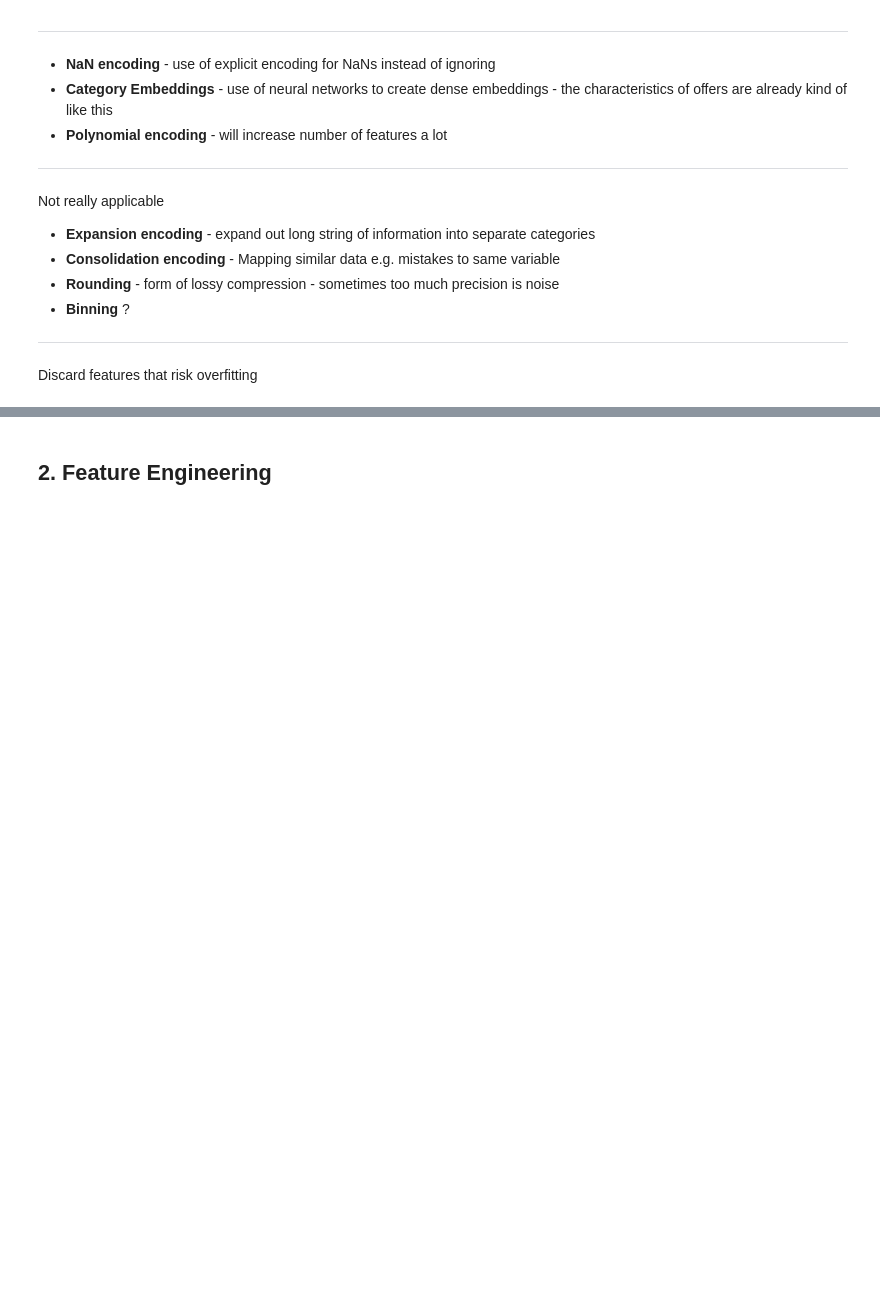
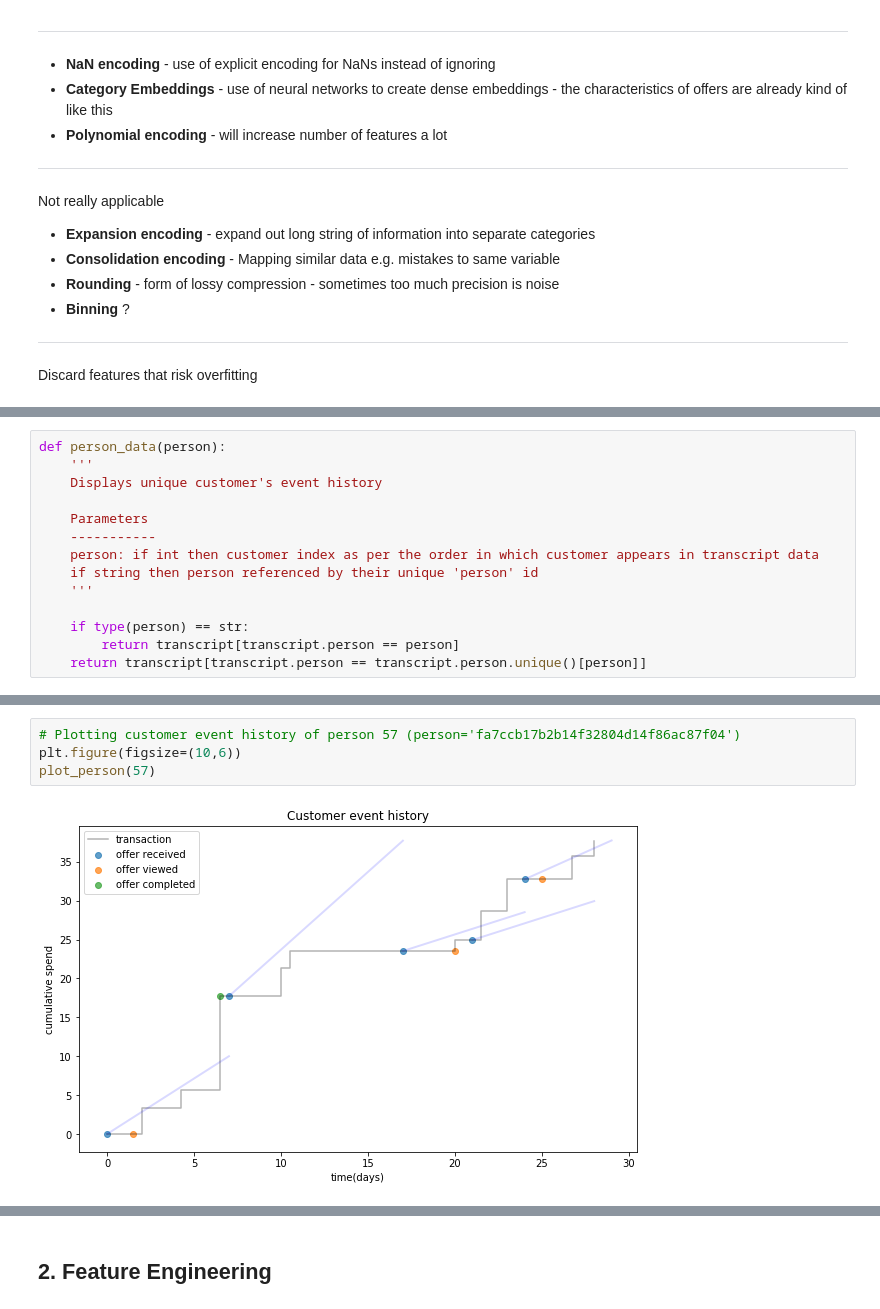
Before and after one commit to GarethEgerton/Starbucks_Udacity, a Jupyter notebook: notebooks/exploratory/2. Feature_engineering.ipynb, the cells around one changed output, grey strips where cells are left out. Cells and saved outputs as stored; diff of their text form; blank space fills up the shorter version.

```diff
--- a/notebooks/exploratory/2. Feature_engineering.ipynb
+++ b/notebooks/exploratory/2. Feature_engineering.ipynb
@@ -109,0 +153,14 @@ Discard features that risk overfitting
+# %%
+def person_data(person):
+    '''
+    Displays unique customer's event history
+
+    Parameters
+    -----------
+    person: if int then customer index as per the order in which customer appears in transcript data
+    if string then person referenced by their unique 'person' id
+    '''
+
+    if type(person) == str:
+        return transcript[transcript.person == person]
+    return transcript[transcript.person == transcript.person.unique()[person]]
@@ -109,0 +268,6 @@ Discard features that risk overfitting
+# %%
+# Plotting customer event history of person 57 (person='fa7ccb17b2b14f32804d14f86ac87f04')
+plt.figure(figsize=(10,6))
+plot_person(57)
+# %% [output]
+[figure, added]
```
Also changed, not shown: parts of 120 cells of this notebook, 32 other files.
